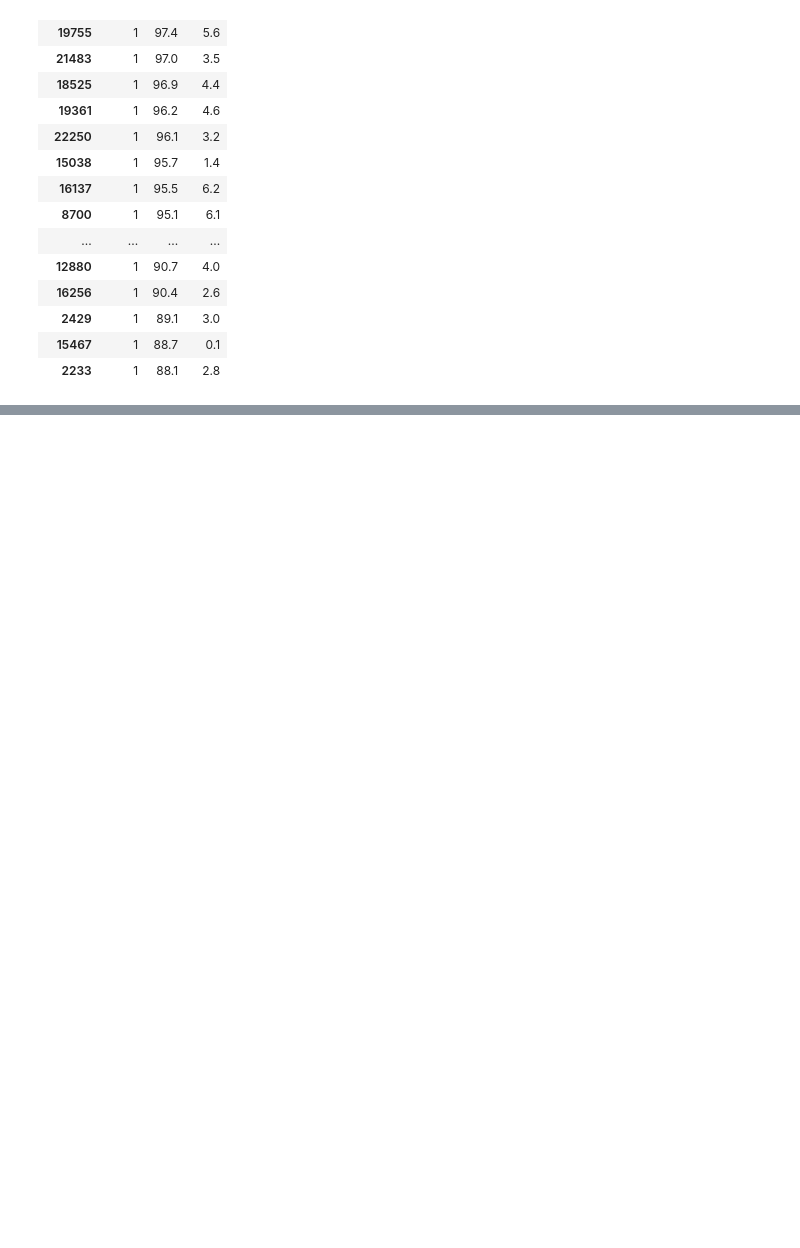
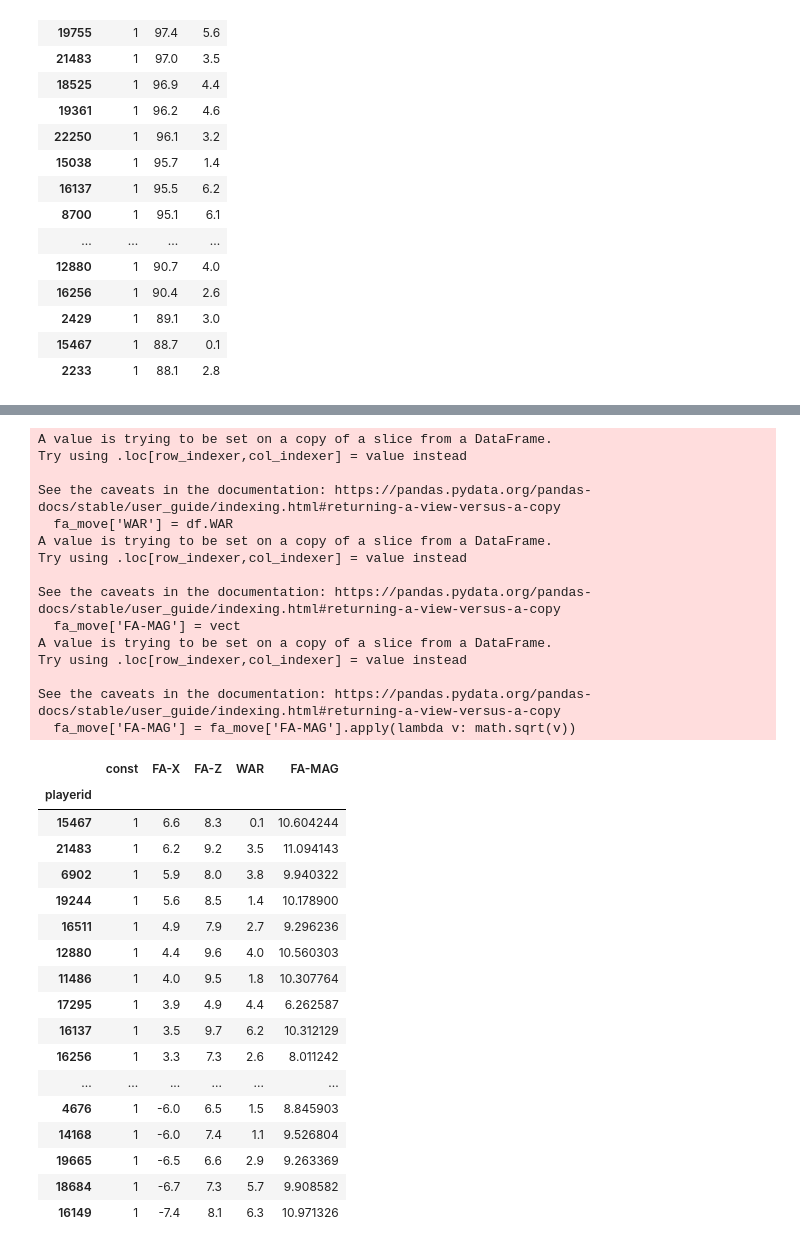
Before and after one commit to trpubz/DBacksAnalysis, a Jupyter notebook: Side Analysis/pitching.ipynb, the cells around one changed output, grey strips where cells are left out. Drawn from its saved outputs; the diff is of its cells as text; code cells hidden in the pictures; blank space fills up the shorter version.

```diff
--- a/Side Analysis/pitching.ipynb
+++ b/Side Analysis/pitching.ipynb
@@ -106,3 +108,10 @@ Notes:
 [1] Standard Errors assume that the covariance matrix of the errors is correctly specified.
 [2] The condition number is large, 3.91e+03. This might indicate that there are
 strong multicollinearity or other numerical problems.
+# %%
+# import h-move pitches
+df_mov = pd.read_csv('pit_h_mov.csv', index_col='playerid')
+df_vert = pd.read_csv('pit_v_mov.csv', index_col='playerid')
+# concat, takes the last 10 columns of vertical move and adds it to the h-move
+df_mov = pd.concat([df_mov, df_vert.iloc[:,-10:]], axis=1)
+df_mov.head()
@@ -108,0 +127,47 @@ strong multicollinearity or other numerical problems.
+# %%
+import math
+# get fastball h/v
+fa_move = df_mov[['FA-X', 'FA-Z']]
+# add WAR
+fa_move['WAR'] = df.WAR
+# add const
+fa_move.insert(0, 'const', value=1)
+# vectorize movement
+vect = fa_move['FA-X']**2 + fa_move['FA-Z']**2
+fa_move['FA-MAG'] = vect
+fa_move['FA-MAG'] = fa_move['FA-MAG'].apply(lambda v: math.sqrt(v))
+fa_move
+# %% [output]
+A value is trying to be set on a copy of a slice from a DataFrame.
+Try using .loc[row_indexer,col_indexer] = value instead
+
+See the caveats in the documentation: https://pandas.pydata.org/pandas-docs/stable/user_guide/indexing.html#returning-a-view-versus-a-copy
+  fa_move['WAR'] = df.WAR
+A value is trying to be set on a copy of a slice from a DataFrame.
+Try using .loc[row_indexer,col_indexer] = value instead
+
+See the caveats in the documentation: https://pandas.pydata.org/pandas-docs/stable/user_guide/indexing.html#returning-a-view-versus-a-copy
+  fa_move['FA-MAG'] = vect
+A value is trying to be set on a copy of a slice from a DataFrame.
+Try using .loc[row_indexer,col_indexer] = value instead
+
+See the caveats in the documentation: https://pandas.pydata.org/pandas-docs/stable/user_guide/indexing.html#returning-a-view-versus-a-copy
+  fa_move['FA-MAG'] = fa_move['FA-MAG'].apply(lambda v: math.sqrt(v))
+|  | const | FA-X | FA-Z | WAR | FA-MAG |
+| playerid |  |  |  |  |  |
+| 15467 | 1 | 6.6 | 8.3 | 0.1 | 10.604244 |
+| 21483 | 1 | 6.2 | 9.2 | 3.5 | 11.094143 |
+| 6902 | 1 | 5.9 | 8.0 | 3.8 | 9.940322 |
+| 19244 | 1 | 5.6 | 8.5 | 1.4 | 10.178900 |
+| 16511 | 1 | 4.9 | 7.9 | 2.7 | 9.296236 |
+| 12880 | 1 | 4.4 | 9.6 | 4.0 | 10.560303 |
+| 11486 | 1 | 4.0 | 9.5 | 1.8 | 10.307764 |
+| 17295 | 1 | 3.9 | 4.9 | 4.4 | 6.262587 |
+| 16137 | 1 | 3.5 | 9.7 | 6.2 | 10.312129 |
+| 16256 | 1 | 3.3 | 7.3 | 2.6 | 8.011242 |
+| ... | ... | ... | ... | ... | ... |
+| 4676 | 1 | -6.0 | 6.5 | 1.5 | 8.845903 |
+| 14168 | 1 | -6.0 | 7.4 | 1.1 | 9.526804 |
+| 19665 | 1 | -6.5 | 6.6 | 2.9 | 9.263369 |
+| 18684 | 1 | -6.7 | 7.3 | 5.7 | 9.908582 |
+| 16149 | 1 | -7.4 | 8.1 | 6.3 | 10.971326 |
```
Also changed, not shown: parts of 10 cells of this notebook, 6 other files.
